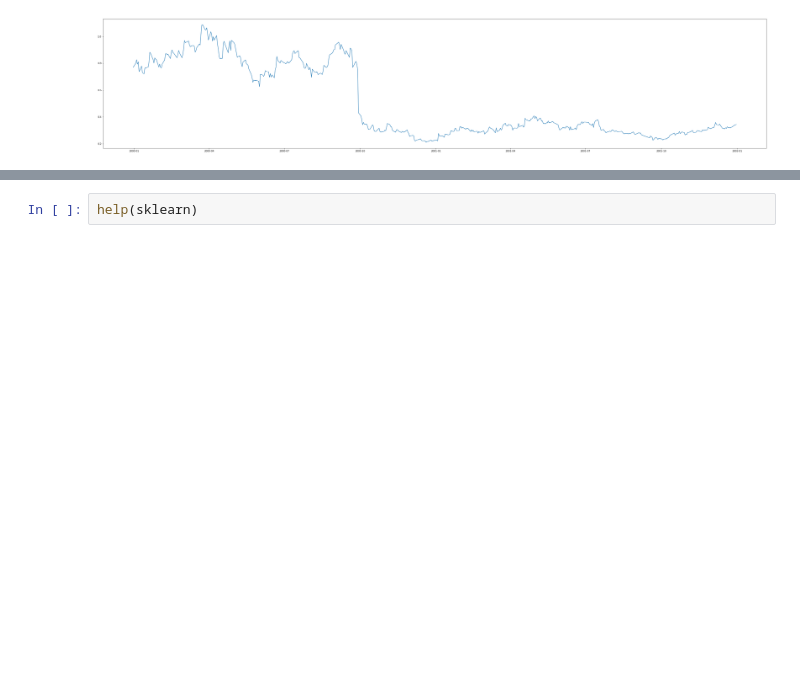
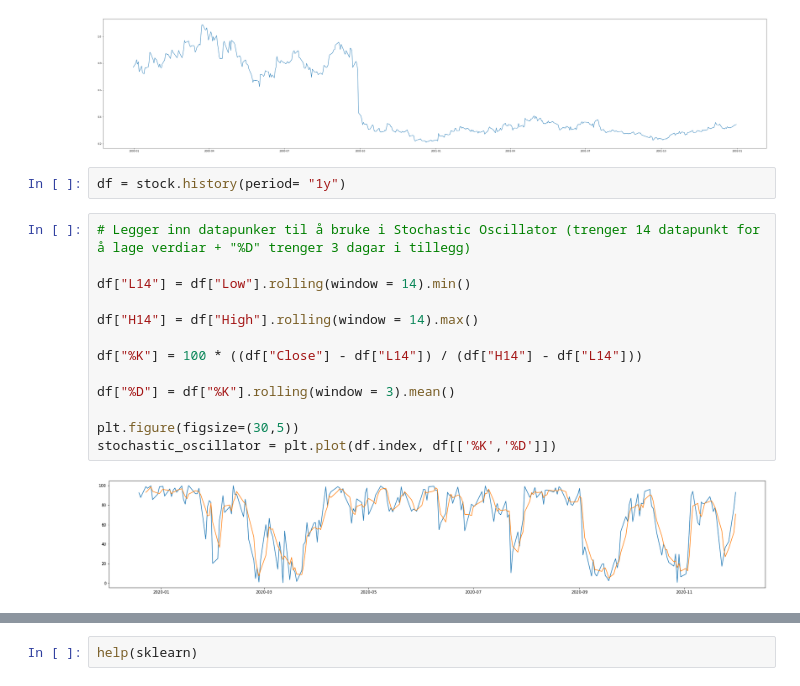
Before and after one commit to Sommerli/stock-prediction, a Jupyter notebook: stock_prediction.ipynb, the cells around one changed output, grey strips where cells are left out. Cells and saved outputs as stored; diff of their text form; blank space fills up the shorter version.

```diff
--- a/stock_prediction.ipynb
+++ b/stock_prediction.ipynb
@@ -125,3 +125,20 @@ plt.plot(stock_open_price.index, stock_open_price.values)
 # %% [output]
 [<matplotlib.lines.Line2D at 0x...>]
 [figure]
+# %%
+df = stock.history(period= "1y")
+# %%
+# Legger inn datapunker til å bruke i Stochastic Oscillator (trenger 14 datapunkt for å lage verdiar + "%D" trenger 3 dagar i tillegg)
+
+df["L14"] = df["Low"].rolling(window = 14).min()
+
+df["H14"] = df["High"].rolling(window = 14).max()
+
+df["%K"] = 100 * ((df["Close"] - df["L14"]) / (df["H14"] - df["L14"]))
+
+df["%D"] = df["%K"].rolling(window = 3).mean()
+
+plt.figure(figsize=(30,5))
+stochastic_oscillator = plt.plot(df.index, df[['%K','%D']])
+# %% [output]
+[figure, added]
```
Also changed, not shown: parts of 8 cells of this notebook.
